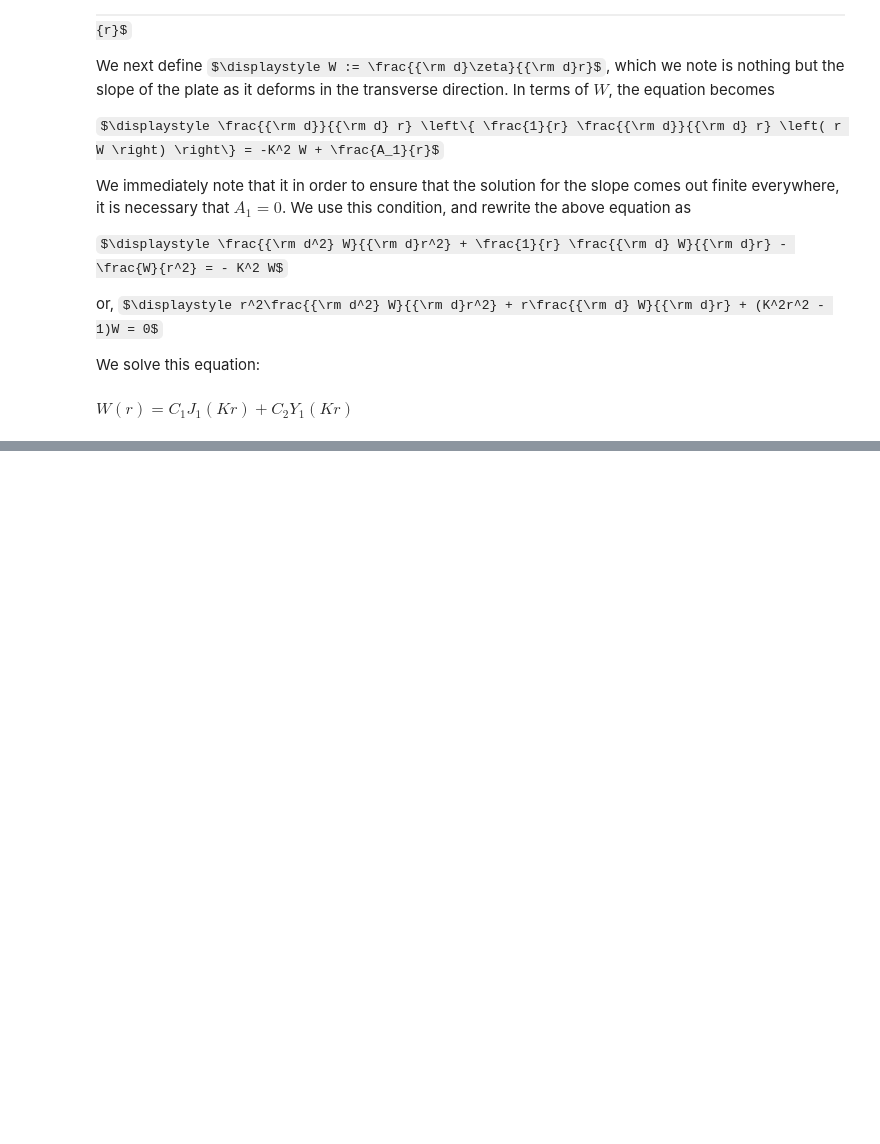
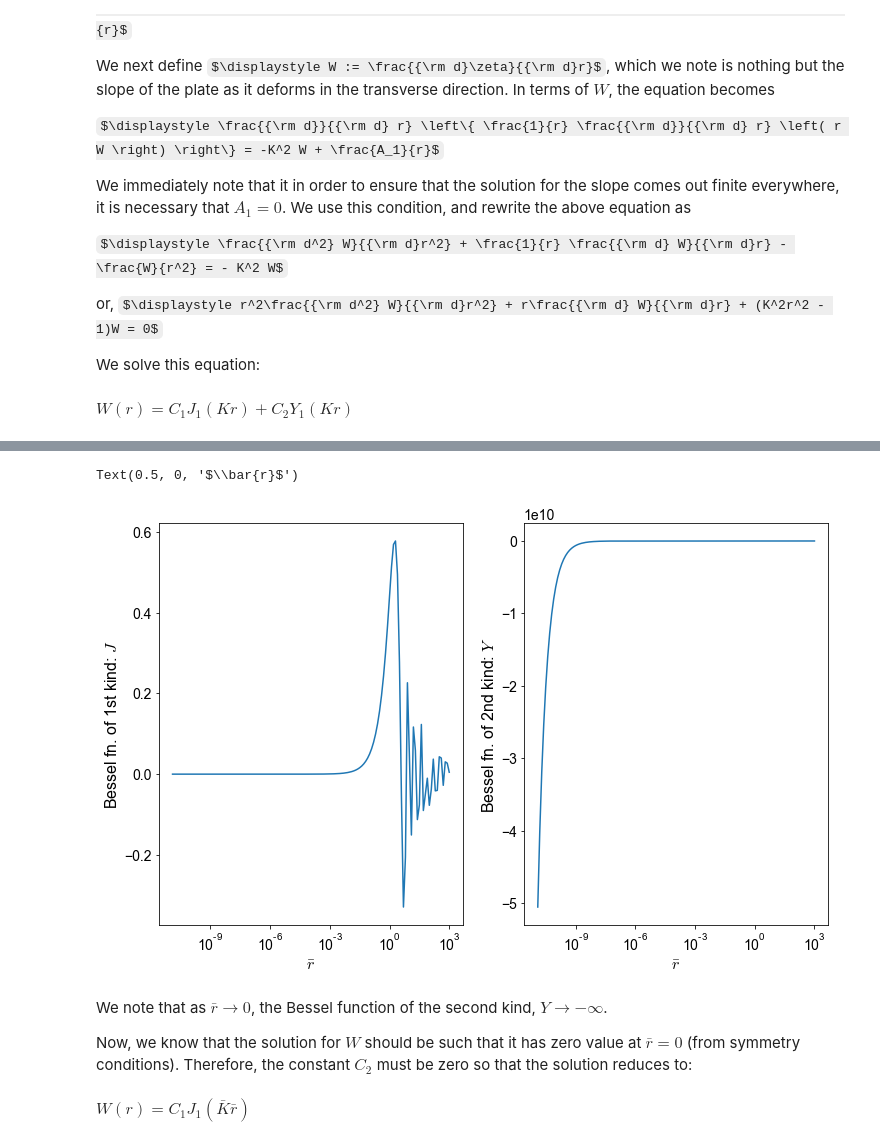
Before and after one commit to jeevanjyoti4/advmechsolids, a Jupyter notebook: circular_plate_Foppl-vonK.ipynb, the cells around one changed output, grey strips where cells are left out. Cells and saved outputs as stored; diff of their text form; code cells hidden in the pictures; some formulas as TeX source; blank space fills up the shorter version.

Commit message:
2nd commit; added solution for 1st critical load

```diff
--- a/circular_plate_Foppl-vonK.ipynb
+++ b/circular_plate_Foppl-vonK.ipynb
@@ -193,0 +210,46 @@ $\displaystyle W{\left(r \right)} = C_{1} J_{1}\left(K r\right) + C_{2} Y_{1}\le
+# %%
+import matplotlib.pyplot as plt
+from matplotlib import rcParams
+
+rcParams['font.family']='sans'
+rcParams['font.sans-serif']='Arial'
+rcParams['font.size']=14
+rcParams['mathtext.fontset']='cm'
+
+import numpy as np
+
+n_values = np.arange(-3.,11.,0.1)
+besselj_values = np.zeros(len(n_values))
+bessely_values = np.zeros(len(n_values))
+
+fig = plt.figure(figsize=(12,12/1.62))
+ax1 = fig.add_subplot(121)
+ax2 = fig.add_subplot(122)
+#ax3 = fig.add_subplot(223)
+
+for idx, n in enumerate(n_values):
+    besselj_values[idx] = sp.N(sp.besselj(1,10**(-n)))
+    bessely_values[idx] = sp.N(sp.bessely(1,10**(-n)))
+
+
+ax1.semilogx(10**(-n_values),besselj_values)
+ax1.set_ylabel(r'Bessel fn. of 1st kind: $J$',fontsize = 16)
+ax1.set_xlabel(r'$\bar{r}$',fontsize = 16)
+
+
+ax2.semilogx(10**(-n_values),bessely_values)
+ax2.set_ylabel(r'Bessel fn. of 2nd kind: $Y$',fontsize = 16)
+ax2.set_xlabel(r'$\bar{r}$',fontsize = 16)
+# %% [output]
+Text(0.5, 0, '$\\bar{r}$')
+[figure, added]
+# %% [markdown]
+We note that as $\bar{r} \to 0$, the Bessel function of the second kind, $Y \to -\infty$.
+
+Now, we know that the solution for $W$ should be such that it has zero value at $\bar{r}=0$ (from symmetry conditions). Therefore, the constant $C_2$ must be zero so that the solution reduces to:
+# %%
+C1, Kbar, rbar = sp.symbols(r'C_1, \bar{K}, \bar{r}')
+W_soln = C1*sp.besselj(1,Kbar*rbar)
+display(Math(r'W(r) = {}'.format(sp.latex(W_soln))))
+# %% [output]
+$\displaystyle W(r) = C_{1} J_{1}\left(\bar{K} \bar{r}\right)$
```
Also changed, not shown: parts of 11 cells of this notebook.
